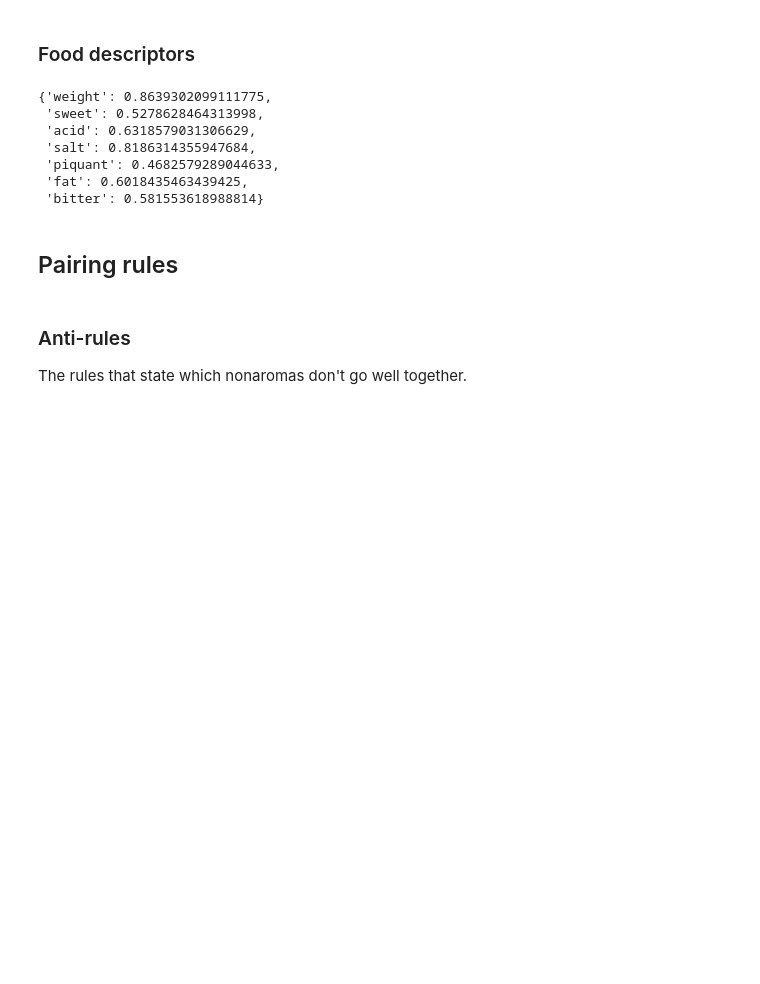
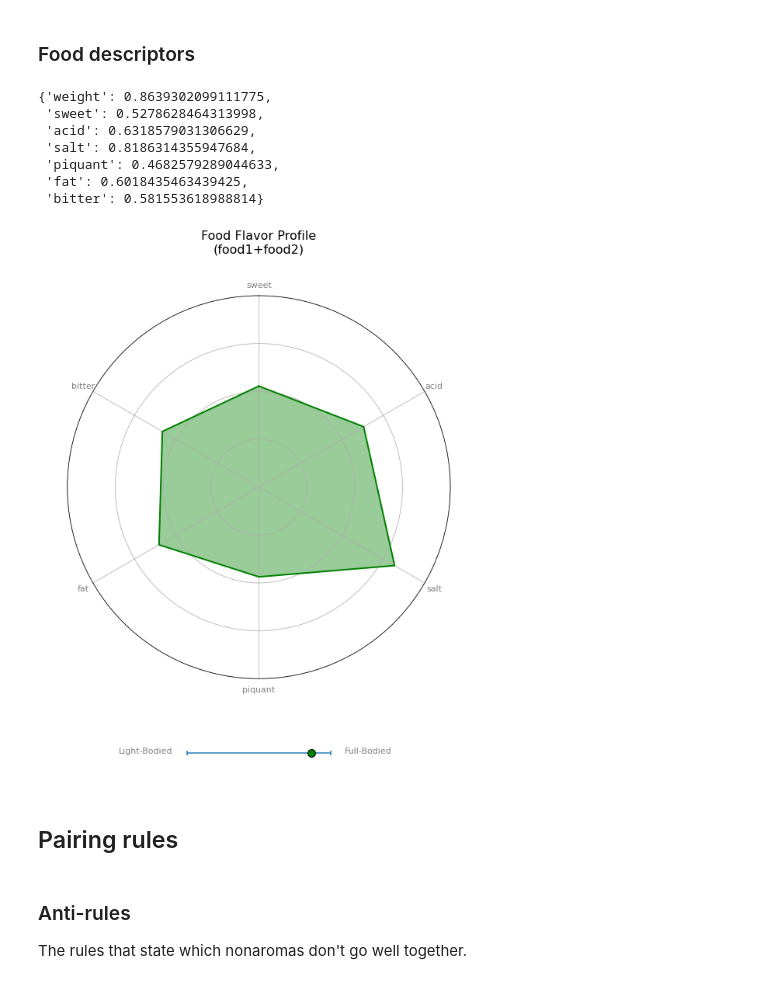
Before and after one commit to zuzg/wine-pairing, a Jupyter notebook: notebooks/pairing.ipynb, the cells around one changed output. Saved outputs shown, nothing was run; the diff lists cells and outputs as text; code cells hidden in the pictures; blank space fills up the shorter version.

Commit message:
add radio charts

```diff
--- a/notebooks/pairing.ipynb
+++ b/notebooks/pairing.ipynb
@@ -50,6 +51,23 @@ food_nonaromas
  'piquant': 0.4682579289044633,
  'fat': 0.6018435463439425,
  'bitter': 0.581553618988814}
+# %%
+data = {
+ 'weight': 0.8639302099111775,
+ 'sweet': 0.5278628464313998,
+ 'acid': 0.6318579031306629,
+ 'salt': 0.8186314355947684,
+ 'piquant': 0.4682579289044633,
+ 'fat': 0.6018435463439425,
+ 'bitter': 0.581553618988814
+}
+
+title = "Food Flavor Profile"
+subtitle = "food1+food2"
+color = "green"
+make_radio_chart(data, title, subtitle, color)
+# %% [output]
+[figure, added]
 # %% [markdown]
 ## Pairing rules
 # %% [markdown]
```
Also changed, not shown: parts of 1 cell of this notebook, 1 other file.
